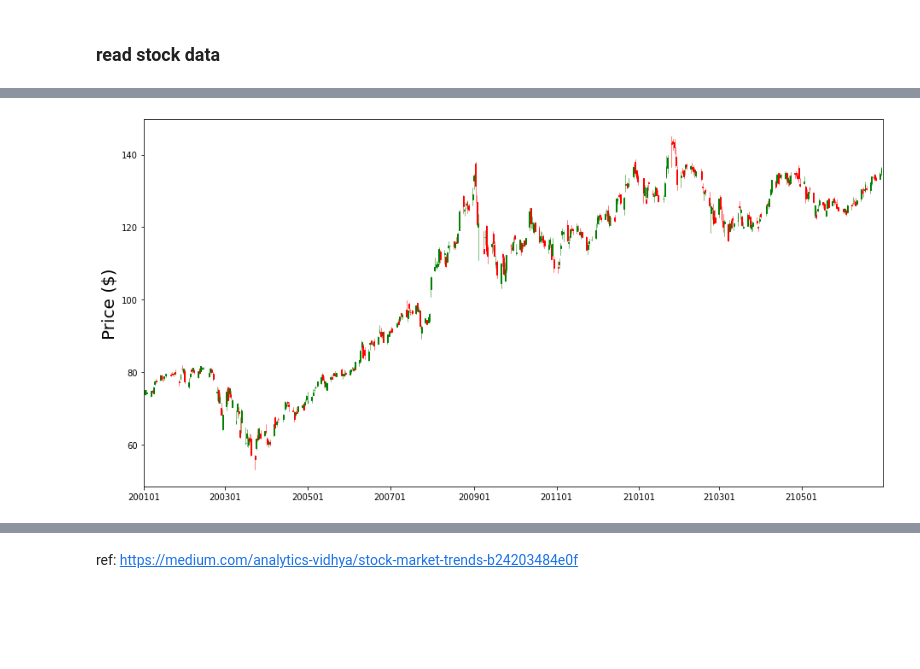
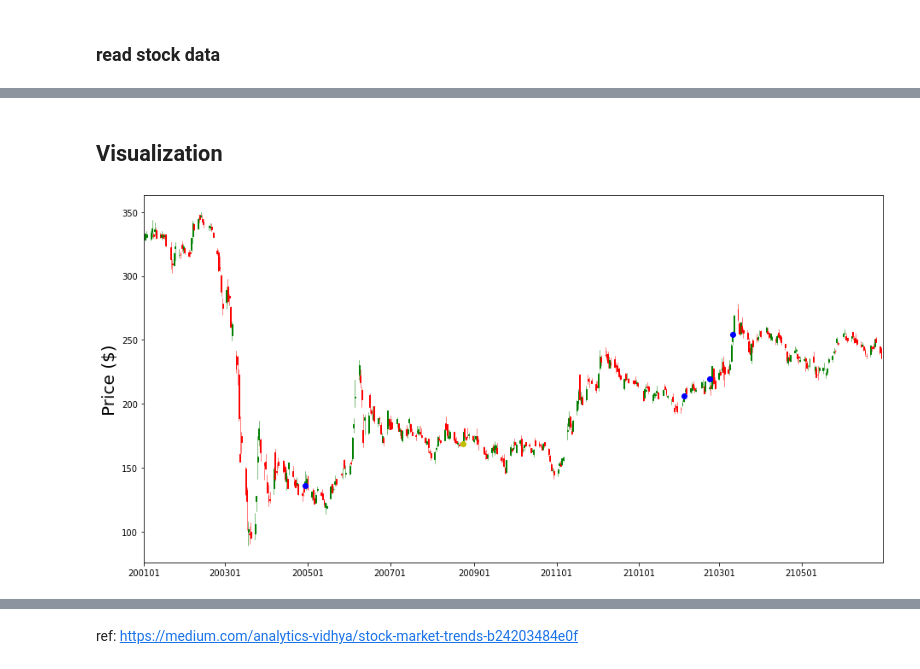
Before and after one commit to hyunjin-nam/stock-portfolio, a Jupyter notebook: code.ipynb, the cells around one changed output, grey strips where cells are left out. Saved outputs shown, nothing was run; the diff lists cells and outputs as text; code cells hidden in the pictures; blank space fills up the shorter version.

Commit message:
Candlestick and transaction plot overlay working

```diff
--- a/code.ipynb
+++ b/code.ipynb
@@ -58,12 +97,20 @@ fyf.pdr_override() # <-- Here is the fix
 # %%
 # Set label
-stocks = ["AAPL"] # If you want to grab multiple stocks add more labels to this list
+stocks = ["BA"] # If you want to grab multiple stocks add more labels to this list
 
 # Set start and end dates
 start = datetime.datetime(2020, 1, 1)
 end   = datetime.datetime(2021, 6, 30)
 
 # Grab data
-data = pdr.get_data_yahoo(stocks, start = start, end = end)
+yahoo_data = pdr.get_data_yahoo(stocks, start = start, end = end)
+
+# Remove space from column names
+yahoo_data.rename(columns={'Adj Close': 'AdjClose'}, inplace=True)
+
+# Change to numeric index and add date columns
+yahoo_data = yahoo_data.reset_index()
+yahoo_data.insert(1, 'DateNum', mdates.date2num(yahoo_data['Date']))
+print(yahoo_data)
 # %% [output]
 [*********************100%***********************]  1 of 1 completed
@@ -69,0 +133,6 @@ data = pdr.get_data_yahoo(stocks, start = start, end = end)
+# %%
+# Merge transaction and Yahoo data frames
+combined_data = yahoo_data.merge(transaction_data, on='DateNum', how='left')
+combined_data.drop(columns='Date_y', inplace=True)
+combined_data.rename(columns={'Date_x': 'Date'}, inplace=True)
+print(combined_data)
@@ -70,16 +157,32 @@ data = pdr.get_data_yahoo(stocks, start = start, end = end)
+# %% [markdown]
+## Visualization
 # %%
 ###############################################################################
 #              4a. Visualize Data: Prepare data for Candlestick Chart         #
 ###############################################################################
 # Get Open, High, Low, Close
-ADI_candle   = data.iloc[:, 0:4] # Analog Devices
+ADI_candle = combined_data.iloc[:, [1, 2, 3, 4, 5]] # Analog Devices
 
 # Get dates
-dates = data.index.tolist()
-dates = pd.DataFrame(mdates.date2num(dates), columns = ["Date"], index = data.index)
+# dates = combined_data['DateNum']
 
 # Add dates column to OHLC DataFrames
-ADI_candle = pd.concat([dates, ADI_candle], axis = 1)
+# ADI_candle = pd.concat([dates, ADI_candle], axis = 1)
+# %%
+# Prepare our data
+x_buy = []
+y_buy = []
+x_sell = []
+y_sell = []
+for (d,v,t) in zip(combined_data['DateNum'], combined_data['Price'], combined_data['Type']):
+    if t == 'Buy':
+#         x_buy.append(mdates.date2num(dt.strptime(d, '%Y/%m/%d')))
+        x_buy.append(d)
+        y_buy.append(float(v))
+    if t == 'Sell':
+#         x_sell.append(mdates.date2num(dt.strptime(d, '%Y/%m/%d')))
+        x_sell.append(d)
+        y_sell.append(float(v))
 # %%
 ###############################################################################
 #                 4b. Visualize Data: Make Candlestick Chart                  #
@@ -90,31 +193,35 @@ end_date   = datetime.date(2021, 6, 30)
 
 # Create figure
 fig, ax = plt.subplots(figsize=(13, 6.5))
 
 # Plot ADI_OHLC data
 candlestick_ohlc(ax, ADI_candle.values.tolist(),
                  width=.6,
                  colorup='green',
                  colordown='red')
+
+# Plot our data
+ax.plot(x_buy, y_buy, 'bo')
+ax.plot(x_sell, y_sell, 'yo')
 
 # Set x and y axis limits
 ax.set_xlim([start_date, end_date])
 # ax.set_ylim([60, 69])
 
 # Set axis labels
 ax.set_ylabel("Price ($)", fontsize = 20)
 
 # Rotate tick labels
 xlabels = ax.get_xticklabels()
 # ax.set_xticklabels(xlabels, rotation = 45, fontsize = 14)
 
 # Change x-axis tick label fromat
 ax.xaxis.set_major_formatter(mdates.DateFormatter('%y%m%d'))
 
 # Send gridlines to back
 ax.set_axisbelow(True)
 
 # Tight layout
 plt.tight_layout()
 # %% [output]
-[figure, old version]
+[figure, new version]
```
Also changed, not shown: parts of 7 cells of this notebook, 1 other file.
